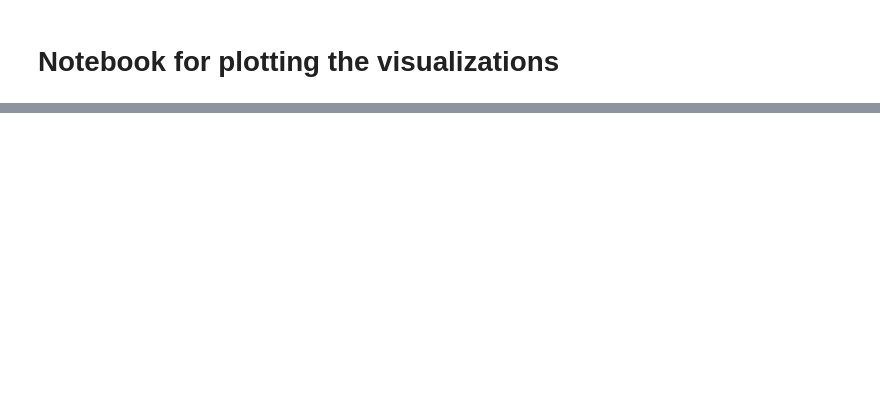
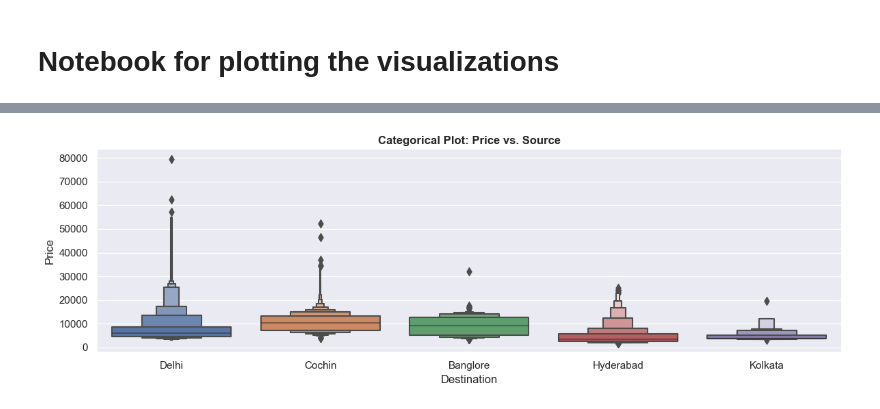
Before and after one commit to Fernando3161/flight_price_pred, a Jupyter notebook: data/Notebook.ipynb, the cells around one changed output, grey strips where cells are left out. Saved outputs shown, nothing was run; the diff lists cells and outputs as text; code cells hidden in the pictures; blank space fills up the shorter version.

```diff
--- a/data/Notebook.ipynb
+++ b/data/Notebook.ipynb
@@ -377,0 +111,13 @@ plt.show()
+# %%
+source = train_data[['Source']]
+source = pd.get_dummies(source,drop_first=True)
+# Plotting Destination vs Price.
+# If we are going to New Delhi the prices are slightly higher as compared to other cities
+sns.catplot(x='Destination',y='Price',data=train_data.sort_values('Price',ascending=False),kind='boxen',aspect=3,height=4)
+plt.xlabel("Destination")
+plt.ylabel("Price")
+plt.title("Categorical Plot: Price vs. Source", fontweight="bold")
+plt.tight_layout()
+plt.savefig(os.path.join(FIG_RESULTS_DIR, "CatPriceDestination.png"), dpi=600)
+# %% [output]
+[figure, added]
```
Also changed, not shown: parts of 41 cells of this notebook, 8 other files.
